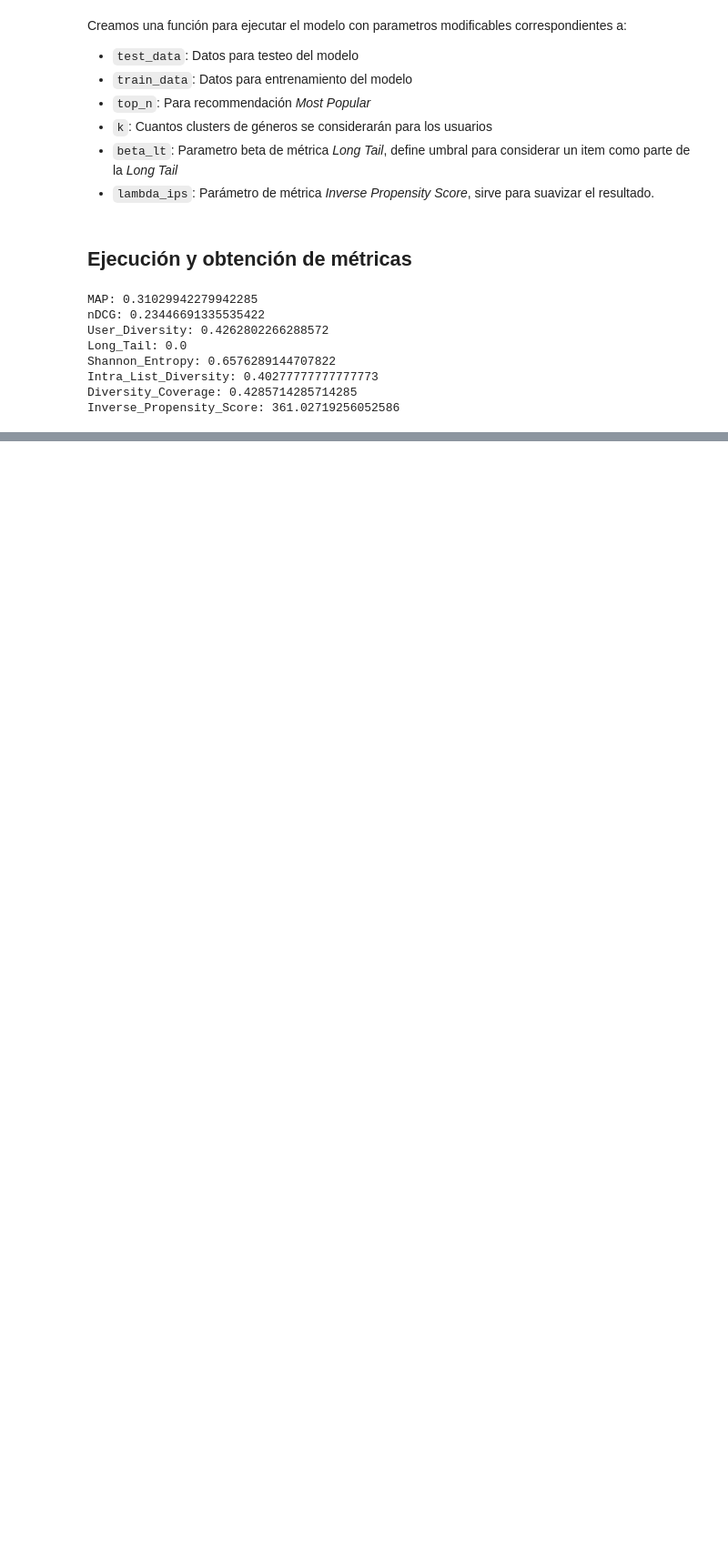
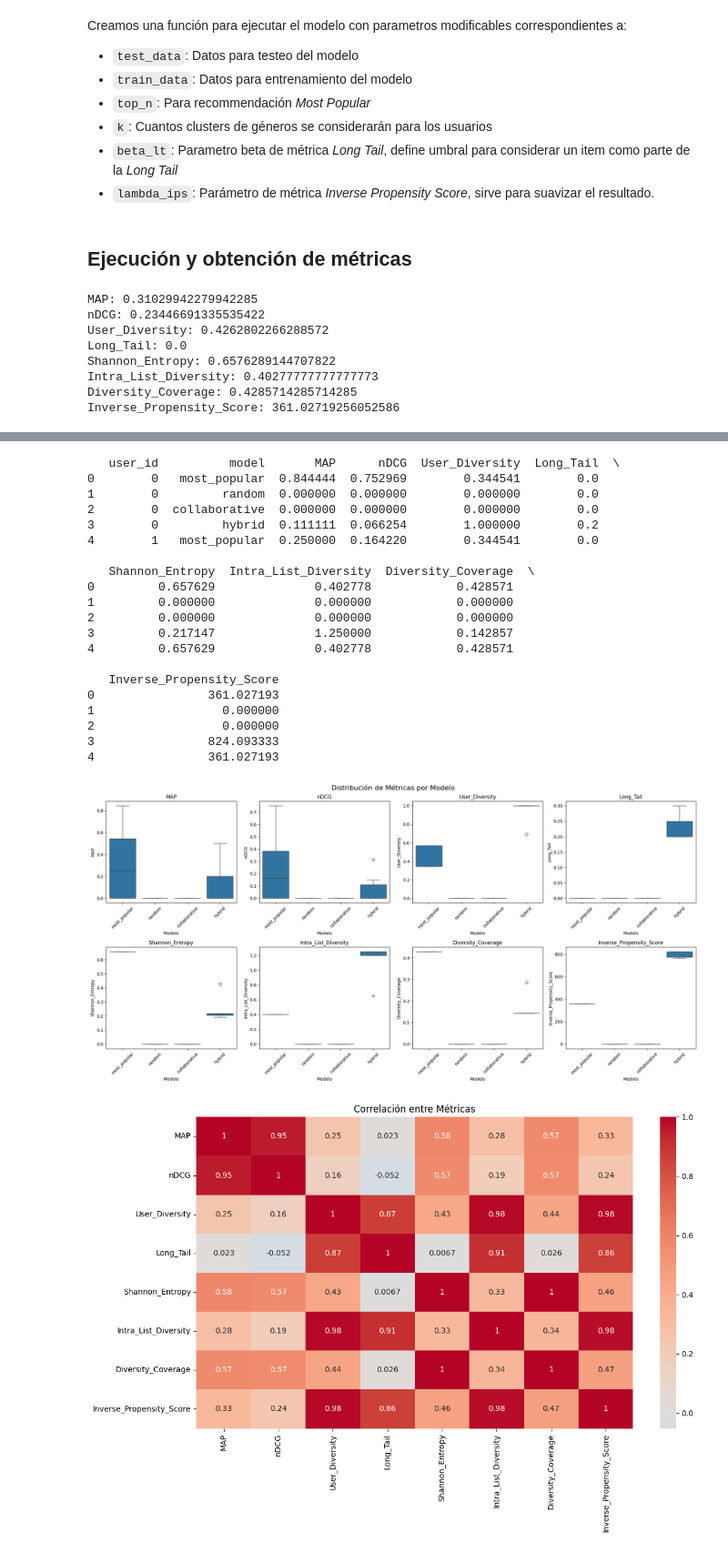
Before and after one commit to PipeOlivares/Proyecto-Opti-G82, a Jupyter notebook: musica_metrica_diversidad.ipynb, the cells around one changed output, grey strips where cells are left out. Shown: that part at 91% size. Cells and saved outputs as stored; diff of their text form; code cells hidden in the pictures; blank space fills up the shorter version.

```diff
--- a/musica_metrica_diversidad.ipynb
+++ b/musica_metrica_diversidad.ipynb
@@ -732,0 +908,27 @@ Inverse_Propensity_Score: 361.02719256052586
+# %%
+from scipy import stats
+
+def analyze_significance(results_df):
+  metrics = ['MAP', 'nDCG', 'User_Diversity', 'Long_Tail', 'Shannon_Entropy', 'Intra_List_Diversity', 'Diversity_Coverage', 'Inverse_Propensity_Score']
+  # Calcular promedios de las metricas
+  avg_metrics = results_df.groupby('model').mean()
+  print("Promedios de Métricas por modelo:")
+  print(avg_metrics.round(4))
+
+  # Calcular desviaciones estandar
+  std_metrics = results_df.groupby('model').std()
+  print("Desviaciones estandar de Métricas por modelo:")
+  print(std_metrics.round(4))
+
+  # Calcular Test de ANOVA
+  # Generamos grupos de comparacion segun modelos
+  anova_results = {}
+  for metric in metrics:
+    groups = [group for _, group in results_df.groupby('model')[metric]]
+    f_value, p_value = stats.f_oneway(*groups)
+    anova_results[metric] = {'Estadistico-F': f_value, 'Valor-P': p_value}
+
+  # Creo un dataframe con los resultados
+  anova_df = pd.DataFrame(anova_results).T
+  print("Resultados ANOVA:")
+  print(anova_df.round(4))
@@ -732,0 +937,7 @@ Inverse_Propensity_Score: 361.02719256052586
+# %%
+def analyze_global_metrics(results_df):
+  # Preparar e imprimir las visualizaciones usando nuestra funcion
+  visualize_global_metrics(results_df)
+
+  # Analisis estadistico usando nuestra funcion
+  analyze_significance(results_df)
@@ -732,0 +952,33 @@ Inverse_Propensity_Score: 361.02719256052586
+# %%
+# Obtener dataframe de resultados
+results_df = global_metrics(data_music_test, data_music_train, 10, 5, alpha_hybrid=0.5, beta_lt=0.4, lambda_ips=0.5)
+
+# Analisis estadistico usando nuestra funcion
+analyze_global_metrics(results_df)
+
+# Guardar dataframe de resultados
+results_df.to_csv('global_metrics_results.csv', index=False)
+print("DataFrame de resultados guardado en 'global_metrics_results.csv'")
+# %% [output]
+   user_id          model       MAP      nDCG  User_Diversity  Long_Tail  \
+0        0   most_popular  0.844444  0.752969        0.344541        0.0
+1        0         random  0.000000  0.000000        0.000000        0.0
+2        0  collaborative  0.000000  0.000000        0.000000        0.0
+3        0         hybrid  0.111111  0.066254        1.000000        0.2
+4        1   most_popular  0.250000  0.164220        0.344541        0.0
+
+   Shannon_Entropy  Intra_List_Diversity  Diversity_Coverage  \
+0         0.657629              0.402778            0.428571
+1         0.000000              0.000000            0.000000
+2         0.000000              0.000000            0.000000
+3         0.217147              1.250000            0.142857
+4         0.657629              0.402778            0.428571
+
+   Inverse_Propensity_Score
+0                361.027193
+1                  0.000000
+2                  0.000000
+3                824.093333
+4                361.027193
+[figure, added]
+[figure, added]
```
Also changed, not shown: parts of 33 cells of this notebook.
